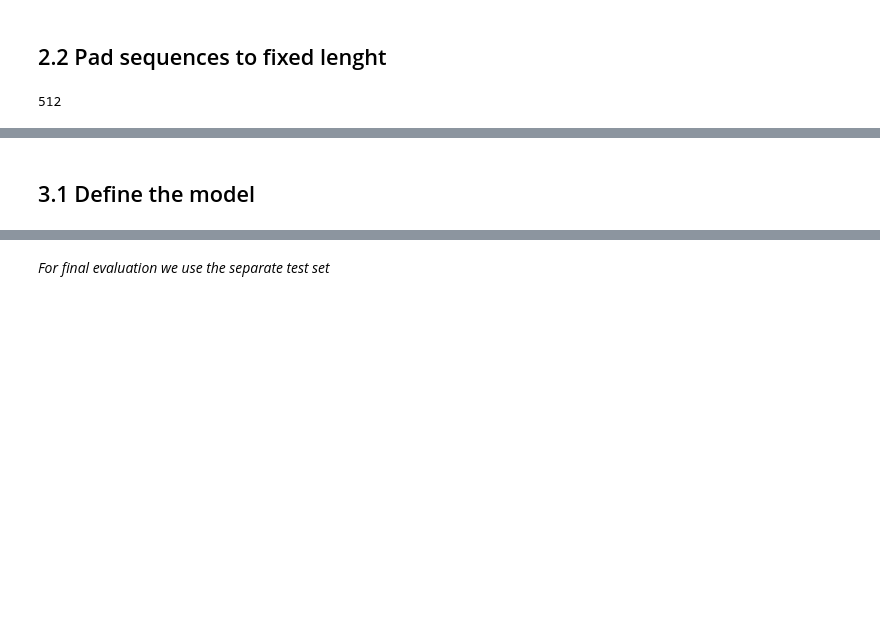
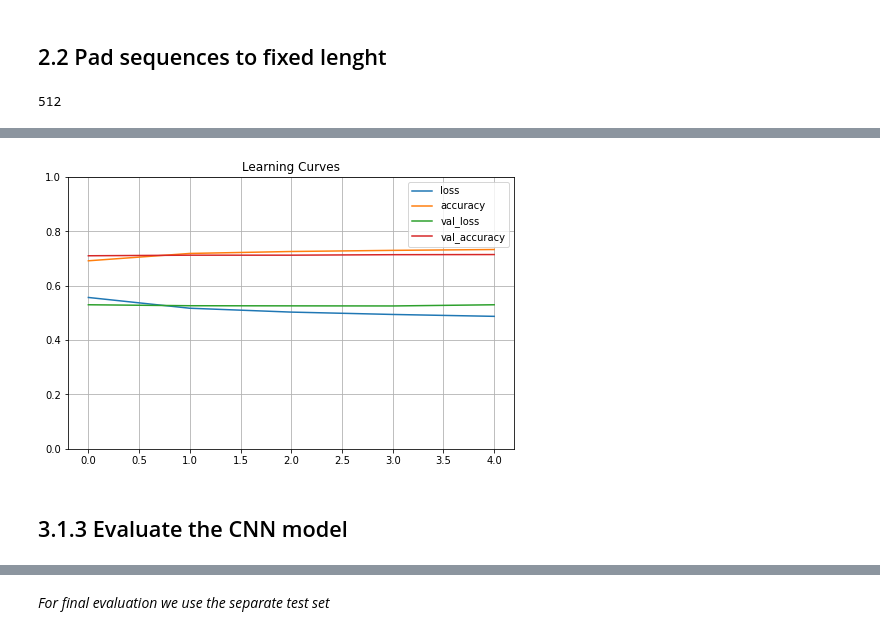
Before and after one commit to arshsinghphd/FakeNewsClassifier, a Jupyter notebook: fake-news-classifier.ipynb, the cells around one changed output, grey strips where cells are left out. Saved outputs shown, nothing was run; the diff lists cells and outputs as text; code cells hidden in the pictures; blank space fills up the shorter version.

```diff
--- a/fake-news-classifier.ipynb
+++ b/fake-news-classifier.ipynb
@@ -149,0 +154,19 @@ X_train_seq.shape[1]
+# %%
+#define the model
+model_cnn = tf.keras.Sequential([
+    Input(name='inputs',shape=[MAX_LEN]),
+    Embedding(len(tok.word_index), 128),
+    tf.keras.layers.Conv1D(128,7,strides = 1),
+    tf.keras.layers.Conv1D(64,7,strides = 1),
+    Dense(64, activation='relu'),
+    Dropout(0.5),
+    Dense(1, activation='sigmoid')
+])
+
+#compile model
+model_cnn.compile(loss=tf.keras.losses.BinaryCrossentropy(),
+              optimizer=tf.keras.optimizers.Adam(1e-4),
+              metrics=['accuracy'])
+
+#model summary
+model_cnn.summary()
@@ -149,0 +209,3 @@ X_train_seq.shape[1]
+# %%
+history_cnn = model_cnn.fit(X_train_seq, y_train, epochs=5,
+                    validation_split = 0.2, batch_size = 10, callbacks=[EarlyStopping(monitor='val_accuracy',mode='max', patience=3, verbose=False,restore_best_weights=True)])
@@ -150,3 +225,11 @@ X_train_seq.shape[1]
+# %%
+pd.DataFrame(history_cnn.history).plot(figsize=(8, 5))
+plt.grid(True)
+plt.gca().set_ylim(0, 1) # set the vertical range to [0-1]
+plt.title('Learning Curves')
+plt.show()
+# %% [output]
+[figure, added]
 # %% [markdown]
-<a id = 'define_model'></a>
-## 3.1 Define the model
+<a id = 'evaluate_model1'></a>
+## 3.1.3 Evaluate the CNN model
```
Also changed, not shown: parts of 24 cells of this notebook.
